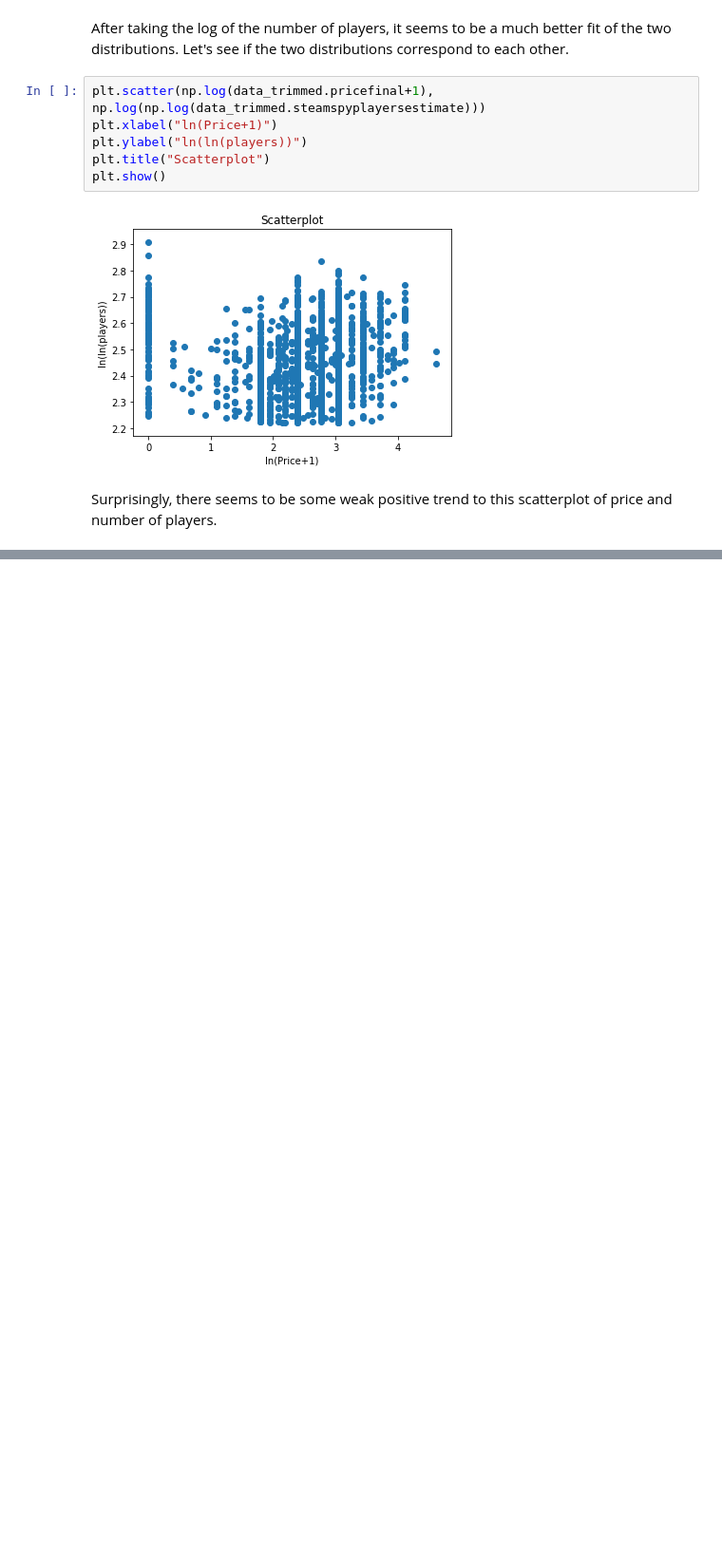
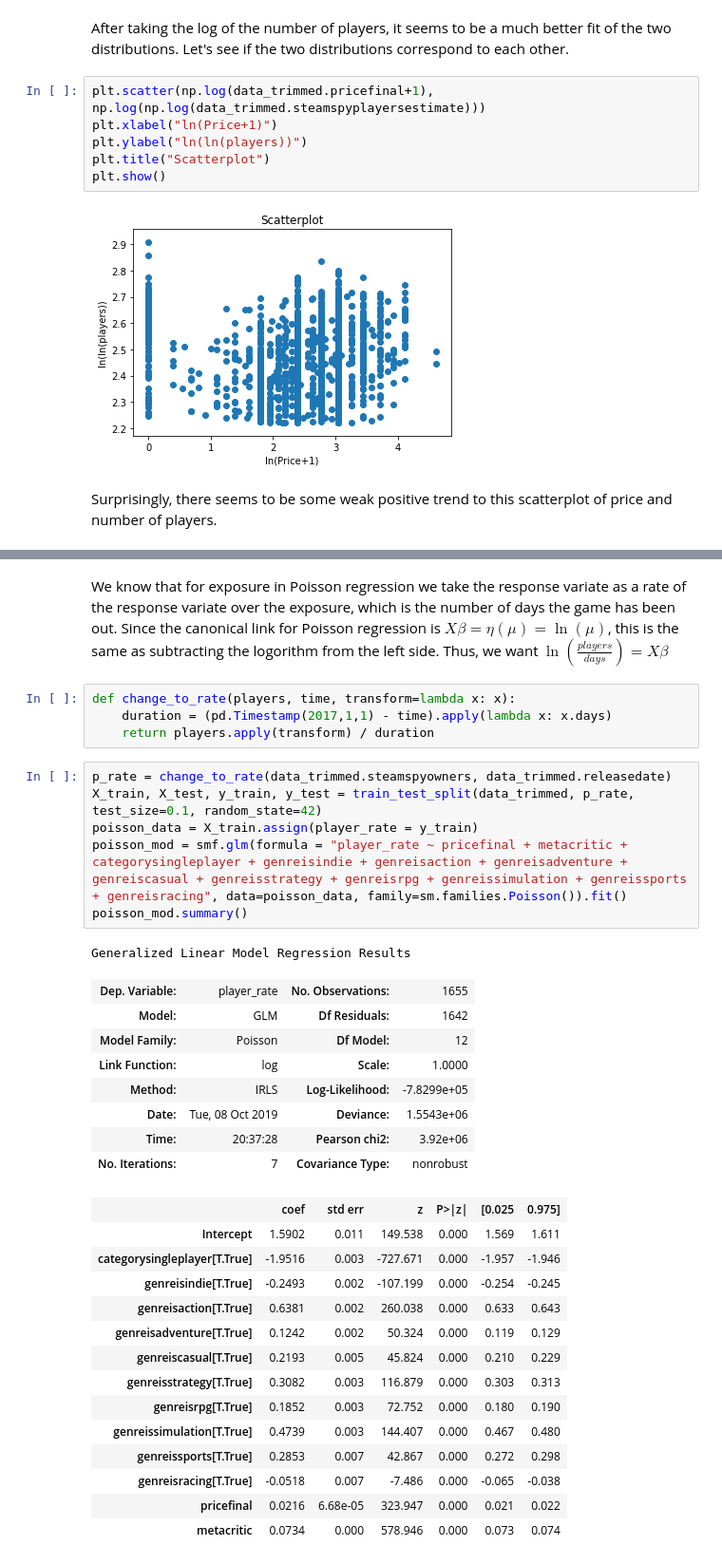
Before and after one commit to c4tsai/Springboard, a Jupyter notebook: Project 1/Steam Games Analysis.ipynb, the cells around one changed output, grey strips where cells are left out. Shown at 95% size. Saved outputs shown, nothing was run; the diff lists cells and outputs as text; blank space fills up the shorter version.

Commit message:
Added poisson regression

```diff
--- a/Project 1/Steam Games Analysis.ipynb
+++ b/Project 1/Steam Games Analysis.ipynb
@@ -202,0 +209,36 @@ Surprisingly, there seems to be some weak positive trend to this scatterplot of
+# %% [markdown]
+We know that for exposure in Poisson regression we take the response variate as a rate of the response variate over the exposure, which is the number of days the game has been out. Since the canonical link for Poisson regression is $X\beta = \eta(\mu) = \ln(\mu)$, this is the same as subtracting the logorithm from the left side. Thus, we want $\ln\left(\frac{players}{days}\right) = X\beta$
+# %%
+def change_to_rate(players, time, transform=lambda x: x):
+    duration = (pd.Timestamp(2017,1,1) - time).apply(lambda x: x.days)
+    return players.apply(transform) / duration
+# %%
+p_rate = change_to_rate(data_trimmed.steamspyowners, data_trimmed.releasedate)
+X_train, X_test, y_train, y_test = train_test_split(data_trimmed, p_rate, test_size=0.1, random_state=42)
+poisson_data = X_train.assign(player_rate = y_train)
+poisson_mod = smf.glm(formula = "player_rate ~ pricefinal + metacritic + categorysingleplayer + genreisindie + genreisaction + genreisadventure + genreiscasual + genreisstrategy + genreisrpg + genreissimulation + genreissports + genreisracing", data=poisson_data, family=sm.families.Poisson()).fit()
+poisson_mod.summary()
+# %% [output]
+Generalized Linear Model Regression Results
+| Dep. Variable: | player_rate | No. Observations: | 1655 |
+| Model: | GLM | Df Residuals: | 1642 |
+| Model Family: | Poisson | Df Model: | 12 |
+| Link Function: | log | Scale: | 1.0000 |
+| Method: | IRLS | Log-Likelihood: | -7.8299e+05 |
+| Date: | Tue, 08 Oct 2019 | Deviance: | 1.5543e+06 |
+| Time: | 20:37:28 | Pearson chi2: | 3.92e+06 |
+| No. Iterations: | 7 | Covariance Type: | nonrobust |
+|  | coef | std err | z | P>|z| | [0.025 | 0.975] |
+| Intercept | 1.5902 | 0.011 | 149.538 | 0.000 | 1.569 | 1.611 |
+| categorysingleplayer[T.True] | -1.9516 | 0.003 | -727.671 | 0.000 | -1.957 | -1.946 |
+| genreisindie[T.True] | -0.2493 | 0.002 | -107.199 | 0.000 | -0.254 | -0.245 |
+| genreisaction[T.True] | 0.6381 | 0.002 | 260.038 | 0.000 | 0.633 | 0.643 |
+| genreisadventure[T.True] | 0.1242 | 0.002 | 50.324 | 0.000 | 0.119 | 0.129 |
+| genreiscasual[T.True] | 0.2193 | 0.005 | 45.824 | 0.000 | 0.210 | 0.229 |
+| genreisstrategy[T.True] | 0.3082 | 0.003 | 116.879 | 0.000 | 0.303 | 0.313 |
+| genreisrpg[T.True] | 0.1852 | 0.003 | 72.752 | 0.000 | 0.180 | 0.190 |
+| genreissimulation[T.True] | 0.4739 | 0.003 | 144.407 | 0.000 | 0.467 | 0.480 |
+| genreissports[T.True] | 0.2853 | 0.007 | 42.867 | 0.000 | 0.272 | 0.298 |
+| genreisracing[T.True] | -0.0518 | 0.007 | -7.486 | 0.000 | -0.065 | -0.038 |
+| pricefinal | 0.0216 | 6.68e-05 | 323.947 | 0.000 | 0.021 | 0.022 |
+| metacritic | 0.0734 | 0.000 | 578.946 | 0.000 | 0.073 | 0.074 |
```
Also changed, not shown: parts of 2 cells of this notebook.
